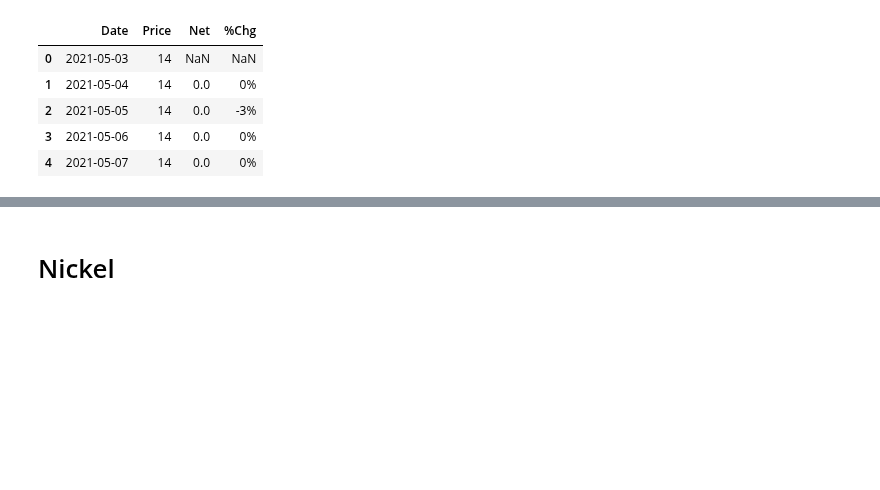
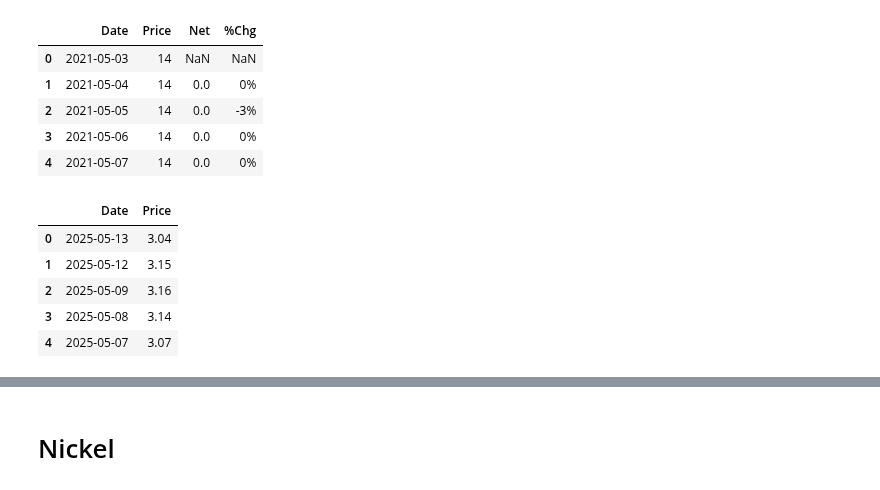
Before and after one commit to Doosheck/metals, a Jupyter notebook: data_overview.ipynb, the cells around one changed output, grey strips where cells are left out. Drawn from its saved outputs; the diff is of its cells as text; code cells hidden in the pictures; blank space fills up the shorter version.

```diff
--- a/data_overview.ipynb
+++ b/data_overview.ipynb
@@ -49,4 +49,20 @@ df3.head()
 | 2 | 2021-05-05 | 14 | 0.0 | -3% |
 | 3 | 2021-05-06 | 14 | 0.0 | 0% |
 | 4 | 2021-05-07 | 14 | 0.0 | 0% |
+# %%
+# Load Lithium data source #4 - Lithium Americas Corp
+df4 = pd.read_csv('/Users/michal/Documents/Code/metals/reuters_data/Lithium Americas Corp.csv', sep=';')
+df4 = df4.rename(columns={'Exchange Date': 'Date'})
+df4 = df4.rename(columns={'Close' : 'Price'})
+df4['Date'] = pd.to_datetime(df4['Date'], format='%d-%b-%Y')
+df4 = df4.iloc[:, :2] # Keep only the first 2 columns
+df4['Price'] = df4['Price'].str.replace(',', '.').astype(float)
+df4.head()
+# %% [output]
+|  | Date | Price |
+| 0 | 2025-05-13 | 3.04 |
+| 1 | 2025-05-12 | 3.15 |
+| 2 | 2025-05-09 | 3.16 |
+| 3 | 2025-05-08 | 3.14 |
+| 4 | 2025-05-07 | 3.07 |
 # %%
```
Also changed, not shown: parts of 9 cells of this notebook.
